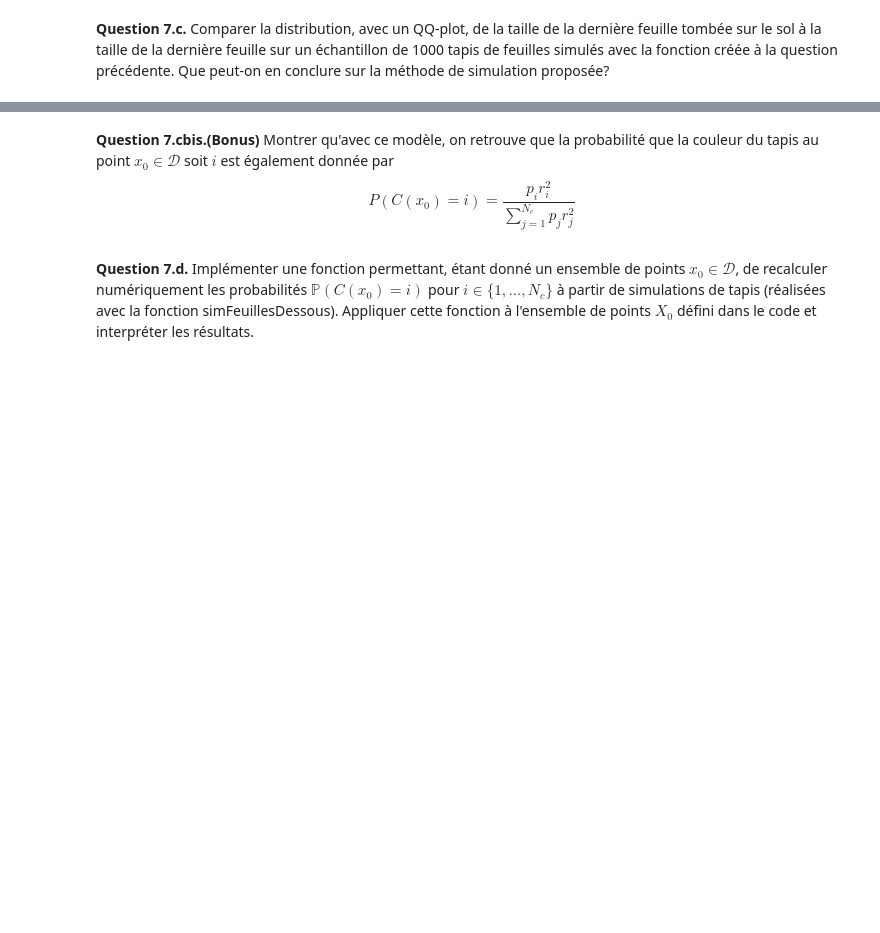
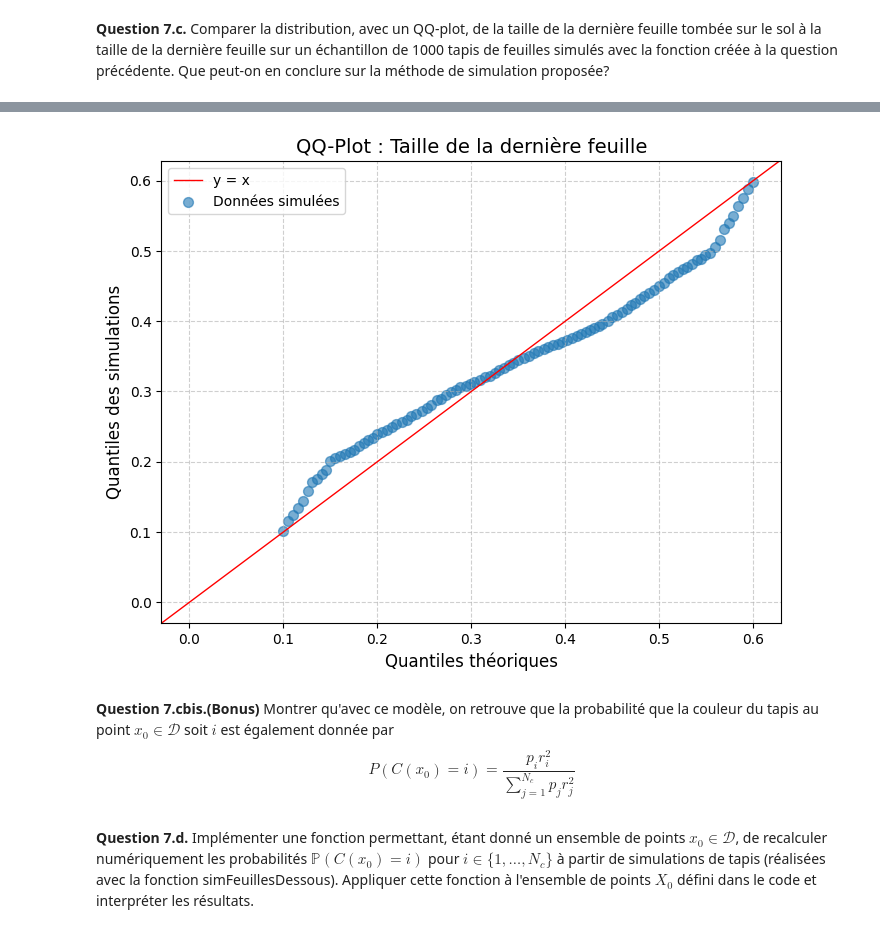
Before and after one commit to HBoiarsky/DM-probas-mines, a Jupyter notebook: PN_Probas_24-25_VF.ipynb, the cells around one changed output, grey strips where cells are left out. Saved outputs shown, nothing was run; the diff lists cells and outputs as text; code cells hidden in the pictures; blank space fills up the shorter version.

```diff
--- a/PN_Probas_24-25_VF.ipynb
+++ b/PN_Probas_24-25_VF.ipynb
@@ -924,0 +978,18 @@ qexp=## COMPLETER ###
+# %%
+## Quantiles théoriques
+a_min = min(a)
+b_max = max(b)
+qth = np.quantile(np.random.uniform(a_min, b_max, 10000), np.linspace(0, 1, 100))
+print("Résumé statistique de qth :")
+print("Min :", np.min(qth))
+print("Max :", np.max(qth))
+print("Moyenne :", np.mean(qth))
+print("Écart-type :", np.std(qth))
+
+## Quantiles des simulations
+qexp=np.quantile(derniere_taille, np.linspace(0,1,100))
+print("Résumé statistique de qexp :")
+print("Min :", np.min(qexp))
+print("Max :", np.max(qexp))
+print("Moyenne :", np.mean(qexp))
+print("Écart-type :", np.std(qexp))
@@ -925,11 +1007,15 @@ qexp=## COMPLETER ###
 # %%
-## QQ-Plot
-fig,ax=plt.subplots()
-ax.axline((0, 0), slope=1, linewidth=1, color='r')
-ax.scatter(qth,qexp)
-ax.set_xlabel("Quantiles theoriques")
-ax.set_ylabel("Quantiles des simulations")
+fig, ax = plt.subplots(figsize=(8, 6))
+ax.axline((0, 0), slope=1, linewidth=1, color='r', label="y = x")
+ax.scatter(qth, qexp, s=50, alpha=0.6, label="Données simulées")
+ax.set_xlabel("Quantiles théoriques", fontsize=12)
+ax.set_ylabel("Quantiles des simulations", fontsize=12)
+ax.set_title("QQ-Plot : Taille de la dernière feuille", fontsize=14)
+ax.legend()
+ax.grid(True, linestyle='--', alpha=0.6)
 plt.show()
+# %% [output]
+[figure, added]
 # %% [markdown]
 **Question 7.cbis.(Bonus)** Montrer qu'avec ce modèle, on retrouve que la probabilité que la couleur du tapis au point $x_0\in\mathcal{D}$  soit $i$ est également donnée par
 $$P(C(x_0)=i)=\frac{p_i r_i^2}{\sum_{j=1}^{N_c} p_jr_j^2}$$
```
Also changed, not shown: parts of 15 cells of this notebook.
